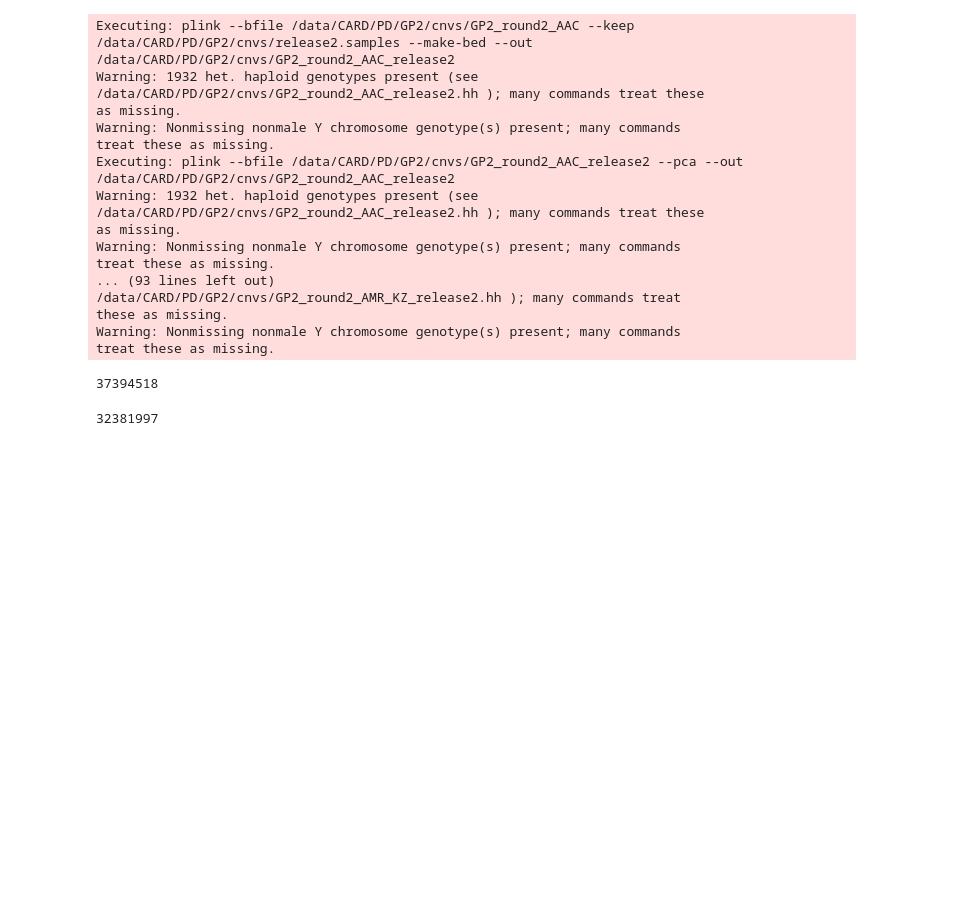
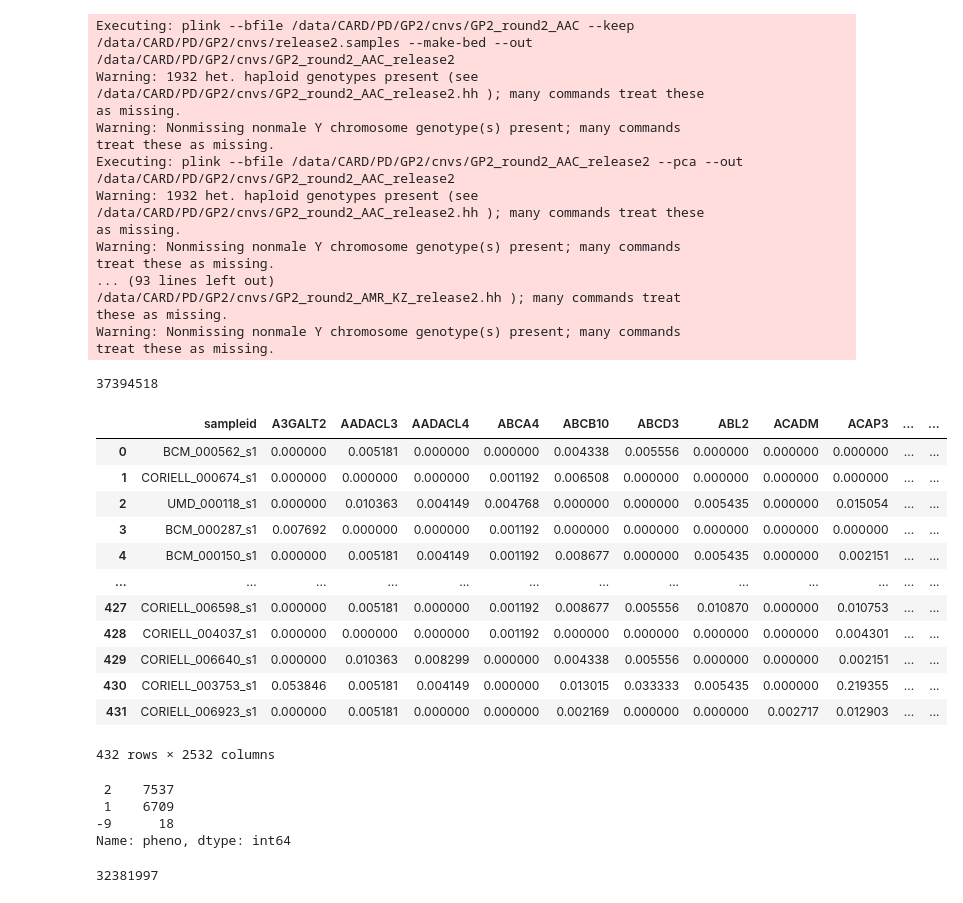
Before and after one commit to dvitale199/GenoTools, a Jupyter notebook: CNV/GP2_ClusterBuster_datagen.ipynb, the cells around one changed output. Drawn from its saved outputs; the diff is of its cells as text; code cells hidden in the pictures; blank space fills up the shorter version.

```diff
--- a/CNV/GP2_ClusterBuster_datagen.ipynb
+++ b/CNV/GP2_ClusterBuster_datagen.ipynb
@@ -268,3 +240,34 @@ treat these as missing.
 !swarm -f {swarm_scripts_dir}/cnv_dosages.swarm --time=2:00:00 --logdir {swarm_scripts_dir}/logs --gres=lscratch:20 --partition=norm
 # %% [output]
 37394518
+# %%
+# update ids
+labels=['AAC']
+chroms=['1']
+dosage_files=['BAF']
+# dosage_files = ['BAF','L2R_DUP','L2R_DEL']
+for label in labels:
+    for chrom in chroms:
+        for dose in dosage_files:
+            dosagefile = f'{cnv_path}/GP2_round2_{label}_chr{chrom}_{dose}.csv'
+            dosagefile_out = f'{cnv_path}/GP2_round2_{label}_chr{chrom}_{dose}_gp2ids.csv'
+            dosage = pd.read_csv(dosagefile)
+            dosage_merge = dosage.merge(release2_key[['GP2sampleID','IID']], left_on='sampleid', right_on='IID')
+            dosage_out = dosage_merge.drop(columns=['sampleid','IID']).set_index('GP2sampleID').reset_index().rename(columns={'GP2sampleID':'sampleid'})
+#             dosage_out.to_csv(dosagefile_out, header=True, index=False)
+# %%
+dosage_out
+# %% [output]
+|  | sampleid | A3GALT2 | AADACL3 | AADACL4 | ABCA4 | ABCB10 | ABCD3 | ABL2 | ACADM | ACAP3 | ... | ... |
+| 0 | BCM_000562_s1 | 0.000000 | 0.005181 | 0.000000 | 0.000000 | 0.004338 | 0.005556 | 0.000000 | 0.000000 | 0.000000 | ... | ... |
+| 1 | CORIELL_000674_s1 | 0.000000 | 0.000000 | 0.000000 | 0.001192 | 0.006508 | 0.000000 | 0.000000 | 0.000000 | 0.000000 | ... | ... |
+| 2 | UMD_000118_s1 | 0.000000 | 0.010363 | 0.004149 | 0.004768 | 0.000000 | 0.000000 | 0.005435 | 0.000000 | 0.015054 | ... | ... |
+| 3 | BCM_000287_s1 | 0.007692 | 0.000000 | 0.000000 | 0.001192 | 0.000000 | 0.000000 | 0.000000 | 0.000000 | 0.000000 | ... | ... |
+| 4 | BCM_000150_s1 | 0.000000 | 0.005181 | 0.004149 | 0.001192 | 0.008677 | 0.000000 | 0.005435 | 0.000000 | 0.002151 | ... | ... |
+| ... | ... | ... | ... | ... | ... | ... | ... | ... | ... | ... | ... | ... |
+| 427 | CORIELL_006598_s1 | 0.000000 | 0.005181 | 0.000000 | 0.001192 | 0.008677 | 0.005556 | 0.010870 | 0.000000 | 0.010753 | ... | ... |
+| 428 | CORIELL_004037_s1 | 0.000000 | 0.000000 | 0.000000 | 0.001192 | 0.000000 | 0.000000 | 0.000000 | 0.000000 | 0.004301 | ... | ... |
+| 429 | CORIELL_006640_s1 | 0.000000 | 0.010363 | 0.008299 | 0.000000 | 0.004338 | 0.005556 | 0.000000 | 0.000000 | 0.002151 | ... | ... |
+| 430 | CORIELL_003753_s1 | 0.053846 | 0.005181 | 0.004149 | 0.000000 | 0.013015 | 0.033333 | 0.005435 | 0.000000 | 0.219355 | ... | ... |
+| 431 | CORIELL_006923_s1 | 0.000000 | 0.005181 | 0.000000 | 0.000000 | 0.002169 | 0.000000 | 0.000000 | 0.002717 | 0.012903 | ... | ... |
+432 rows × 2532 columns
@@ -271,3 +277,10 @@ treat these as missing.
+# %%
+key.pheno.value_counts()
+# %% [output]
+ 2    7537
+ 1    6709
+-9      18
+Name: pheno, dtype: int64
 # %%
 with open(f'{swarm_scripts_dir}/idat_to_gtc.swarm', 'w') as f:
 
```
Also changed, not shown: parts of 2 cells of this notebook, 1 other file.
